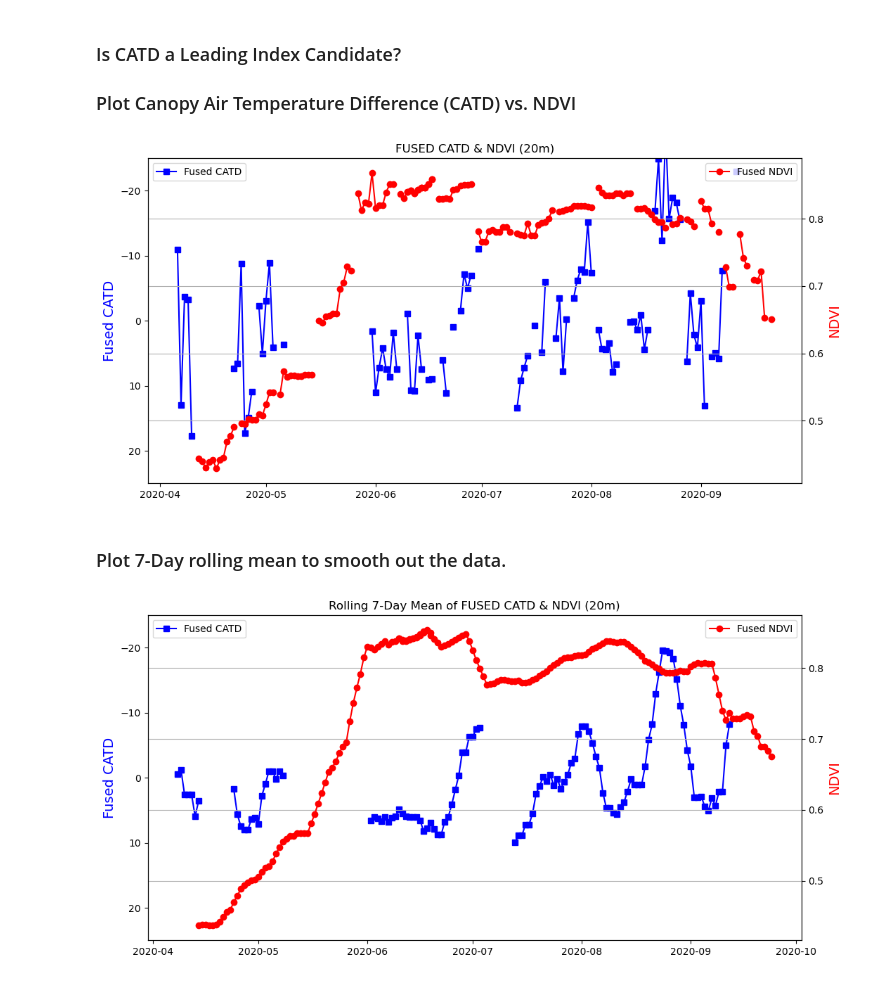
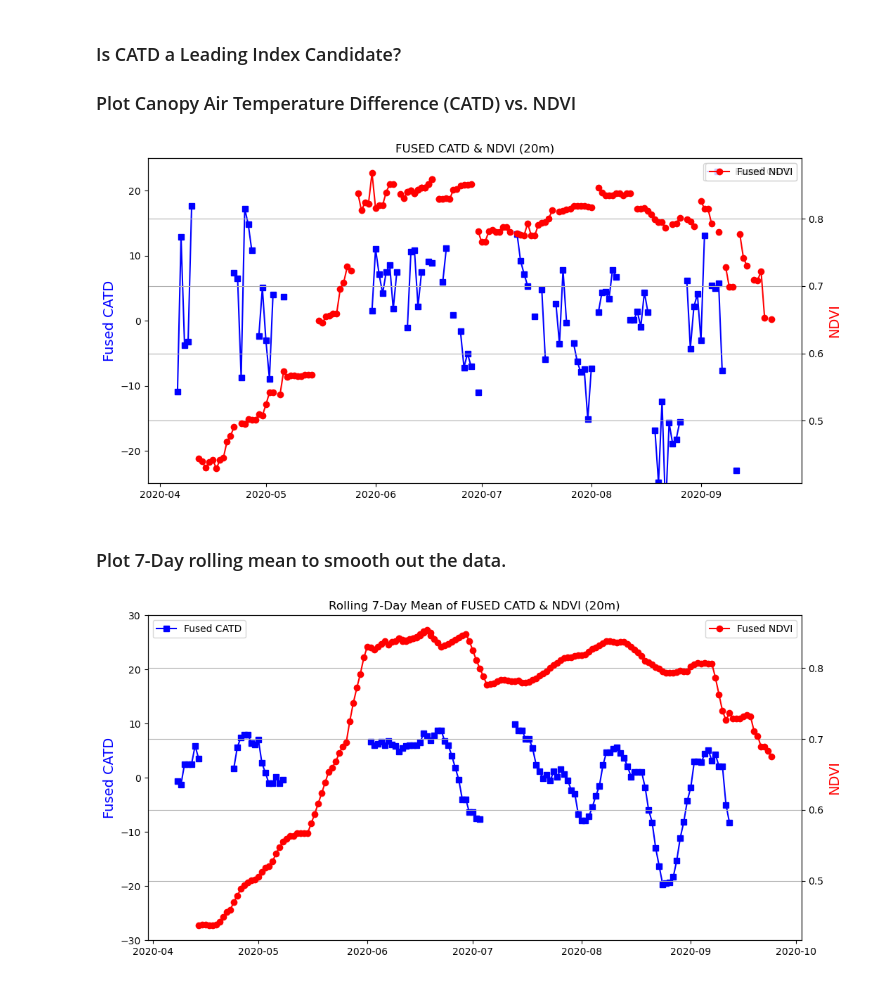
Before and after one commit to eculler/lst-crop-stress-capstone, a Jupyter notebook: exploratory/lst-comparison-tcruicks.ipynb, the cells around one changed output. Saved outputs shown, nothing was run; the diff lists cells and outputs as text; code cells hidden in the pictures.

```diff
--- a/exploratory/lst-comparison-tcruicks.ipynb
+++ b/exploratory/lst-comparison-tcruicks.ipynb
@@ -679,32 +686,32 @@ plt.show()
 # %%
 # Plotting fused CATD alone.
 
 fig, ax1 = plt.subplots(figsize=(12, 6))
 
 # Instantiate a second axes that shares the same x-axis
 ax2 = ax1.twinx()
 
 (ax1.plot(catd_df.index, catd_df['catd_starfm_lst'],
     label='Fused CATD', marker='s', c='b'))
 
 (ax2.plot(master_ndvi_df.index, master_ndvi_df['ndvi_starfm_band'],
     label='Fused NDVI', marker='o', c='r',))
 
-ax1.set_ylim(25, -25)
+ax1.set_ylim(-25, 25)
 
 ax1.set_ylabel("Fused CATD", color='blue', fontsize=14)
 ax2.set_ylabel("Fused NDVI", color='red', fontsize=14)
 
 plt.title('FUSED CATD & NDVI (20m)')
 plt.grid(True)
 plt.ylabel('NDVI')
 plt.xlabel('Date')
 plt.xticks(rotation=45)
 ax1.legend()
 ax2.legend()
 plt.show()
 # %% [output]
-[figure, old version]
+[figure, new version]
 # %% [markdown]
 ### Plot 7-Day rolling mean to smooth out the data.
 # %%
@@ -723,7 +730,7 @@ ax2 = ax1.twinx()
           .rolling(7, min_periods=3).mean(),
           label='Fused NDVI', marker='o', c='r',))
 
-ax1.set_ylim(25, -25)
+ax1.set_ylim(-30,30)
 
 ax1.set_ylabel("Fused CATD", color='blue', fontsize=14)
 ax2.set_ylabel("Fused NDVI", color='red', fontsize=14)
@@ -737,7 +744,7 @@ ax1.legend(loc=2)
 ax2.legend(loc=1)
 plt.show()
 # %% [output]
-[figure, old version]
+[figure, new version]
 # %% [markdown]
 ## <span style="color:green"> Take-aways from initial data exploration</span>
 
```
Also changed, not shown: parts of 2 cells of this notebook.
